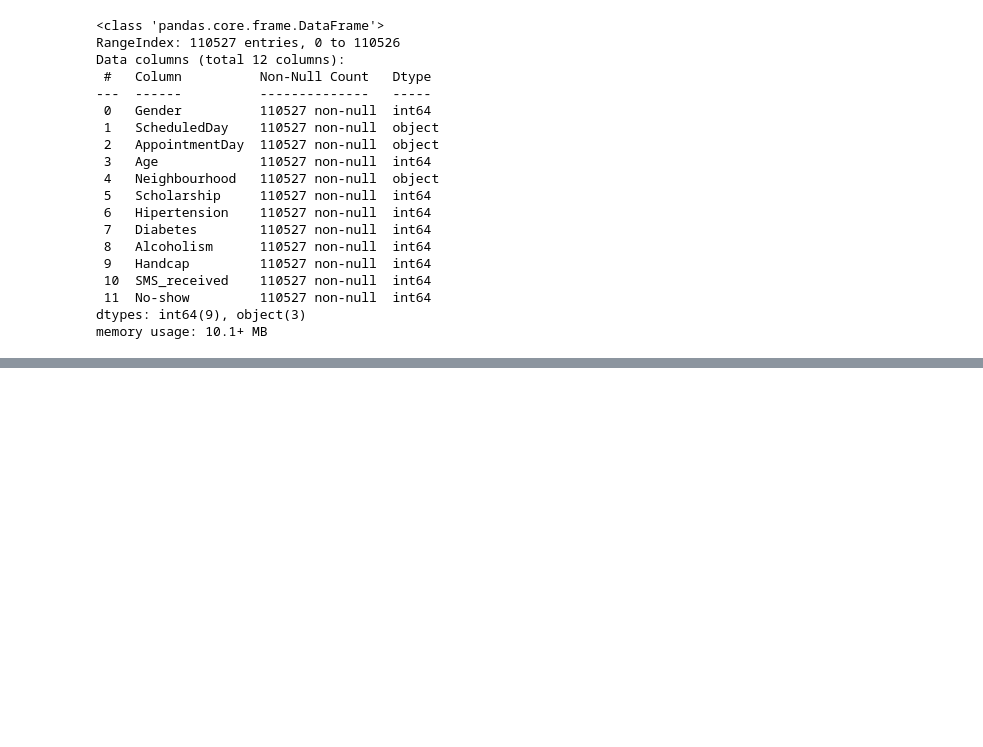
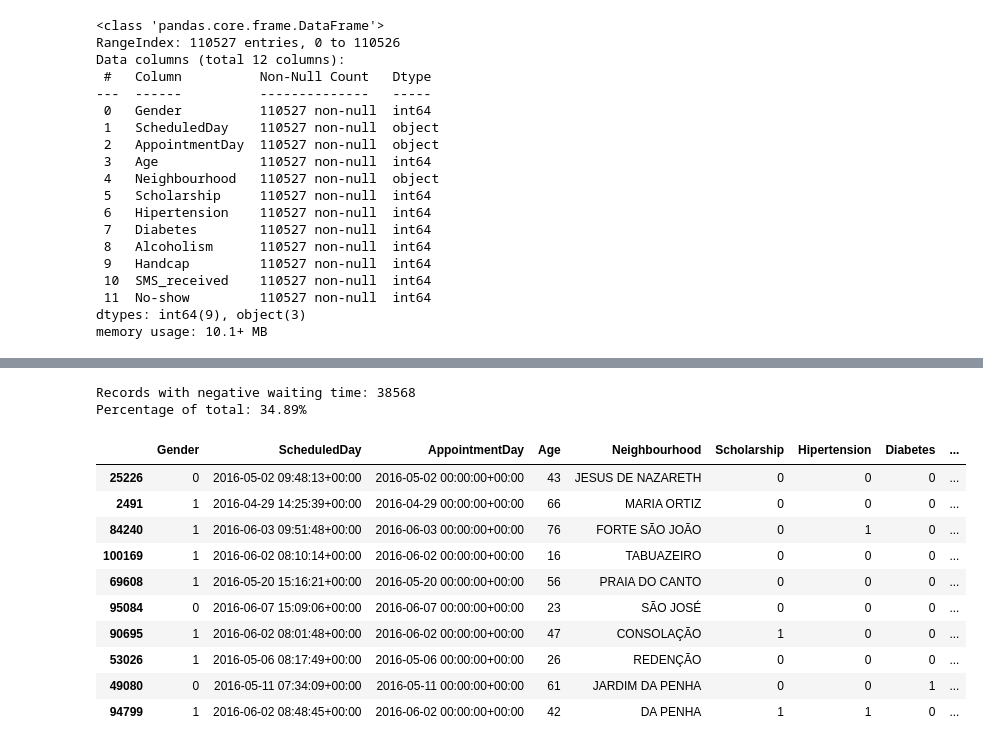
Before and after one commit to soipanhamisi/KNN_Classification_Regression_Analysis, a Jupyter notebook: notebooks/assignment_2.ipynb, the cells around one changed output, grey strips where cells are left out. Drawn from its saved outputs; the diff is of its cells as text; code cells hidden in the pictures; blank space fills up the shorter version.

```diff
--- a/notebooks/assignment_2.ipynb
+++ b/notebooks/assignment_2.ipynb
@@ -166,0 +178,3 @@ Name: ScheduledDay, dtype: object
+# %%
+noshow_dataset_df1[['AppointmentDay', 'ScheduledDay']] = noshow_dataset_df1[['AppointmentDay', 'ScheduledDay']].apply(pd.to_datetime)
+noshow_dataset_df1['WaitingDays'] = (noshow_dataset_df1['AppointmentDay'] - noshow_dataset_df1['ScheduledDay']).dt.days
@@ -166,0 +196,21 @@ Name: ScheduledDay, dtype: object
+# %%
+negative_wait = noshow_dataset_df1[noshow_dataset_df1['WaitingDays'] < 0]
+print(f"Records with negative waiting time: {len(negative_wait)}")
+print(f"Percentage of total: {len(negative_wait)/len(noshow_dataset_df1)*100:.2f}%")
+# %% [output]
+Records with negative waiting time: 38568
+Percentage of total: 34.89%
+# %%
+noshow_dataset_df1[noshow_dataset_df1['WaitingDays'] == -1].sample(n=10, replace=True)
+# %% [output]
+|  | Gender | ScheduledDay | AppointmentDay | Age | Neighbourhood | Scholarship | Hipertension | Diabetes | ... |
+| 25226 | 0 | 2016-05-02 09:48:13+00:00 | 2016-05-02 00:00:00+00:00 | 43 | JESUS DE NAZARETH | 0 | 0 | 0 | ... |
+| 2491 | 1 | 2016-04-29 14:25:39+00:00 | 2016-04-29 00:00:00+00:00 | 66 | MARIA ORTIZ | 0 | 0 | 0 | ... |
+| 84240 | 1 | 2016-06-03 09:51:48+00:00 | 2016-06-03 00:00:00+00:00 | 76 | FORTE SÃO JOÃO | 0 | 1 | 0 | ... |
+| 100169 | 1 | 2016-06-02 08:10:14+00:00 | 2016-06-02 00:00:00+00:00 | 16 | TABUAZEIRO | 0 | 0 | 0 | ... |
+| 69608 | 1 | 2016-05-20 15:16:21+00:00 | 2016-05-20 00:00:00+00:00 | 56 | PRAIA DO CANTO | 0 | 0 | 0 | ... |
+| 95084 | 0 | 2016-06-07 15:09:06+00:00 | 2016-06-07 00:00:00+00:00 | 23 | SÃO JOSÉ | 0 | 0 | 0 | ... |
+| 90695 | 1 | 2016-06-02 08:01:48+00:00 | 2016-06-02 00:00:00+00:00 | 47 | CONSOLAÇÃO | 1 | 0 | 0 | ... |
+| 53026 | 1 | 2016-05-06 08:17:49+00:00 | 2016-05-06 00:00:00+00:00 | 26 | REDENÇÃO | 0 | 0 | 0 | ... |
+| 49080 | 0 | 2016-05-11 07:34:09+00:00 | 2016-05-11 00:00:00+00:00 | 61 | JARDIM DA PENHA | 0 | 0 | 1 | ... |
+| 94799 | 1 | 2016-06-02 08:48:45+00:00 | 2016-06-02 00:00:00+00:00 | 42 | DA PENHA | 1 | 1 | 0 | ... |
```
Also changed, not shown: parts of 4 cells of this notebook.
